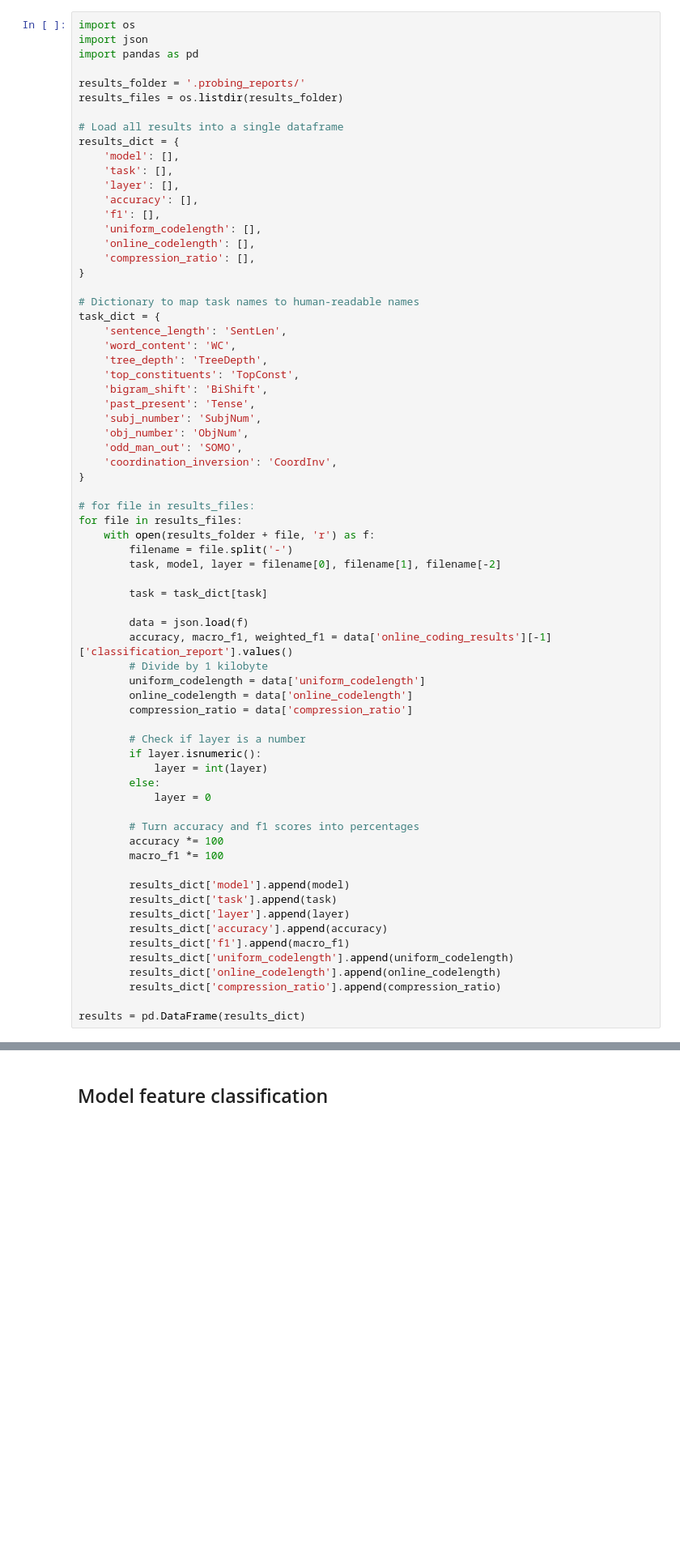
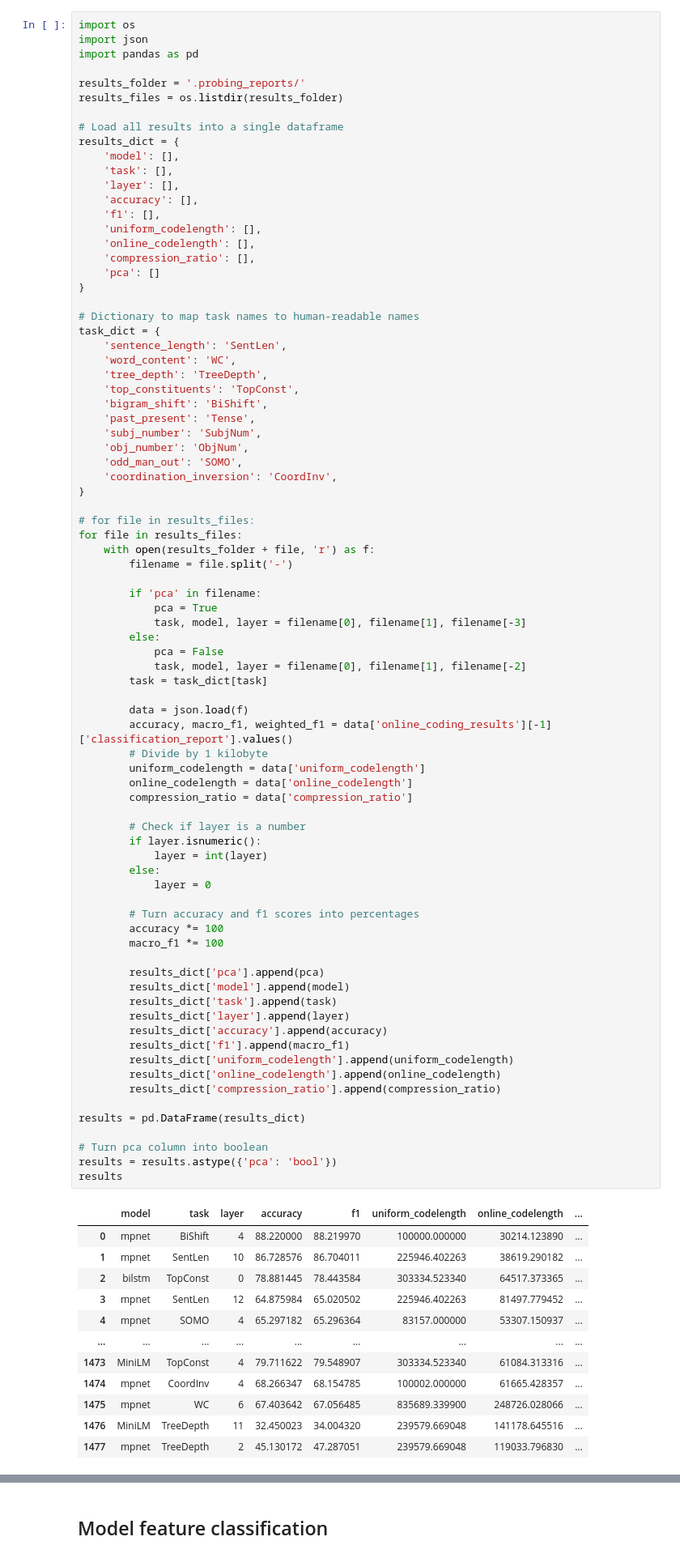
Before and after one commit to urbikn/probing-sentence-transformers-project, a Jupyter notebook: results_analysis.ipynb, the cells around one changed output, grey strips where cells are left out. Shown at 81% size. Drawn from its saved outputs; the diff is of its cells as text; blank space fills up the shorter version.

```diff
--- a/results_analysis.ipynb
+++ b/results_analysis.ipynb
@@ -16,6 +16,7 @@ results_dict = {
     'uniform_codelength': [],
     'online_codelength': [],
     'compression_ratio': [],
+    'pca': []
 }
 
 # Dictionary to map task names to human-readable names
@@ -36,34 +37,57 @@ task_dict = {
 for file in results_files:
     with open(results_folder + file, 'r') as f:
         filename = file.split('-')
-        task, model, layer = filename[0], filename[1], filename[-2]
 
+        if 'pca' in filename:
+            pca = True
+            task, model, layer = filename[0], filename[1], filename[-3]
+        else:
+            pca = False
+            task, model, layer = filename[0], filename[1], filename[-2]
         task = task_dict[task]
 
         data = json.load(f)
         accuracy, macro_f1, weighted_f1 = data['online_coding_results'][-1]['classification_report'].values()
         # Divide by 1 kilobyte
         uniform_codelength = data['uniform_codelength']
         online_codelength = data['online_codelength']
         compression_ratio = data['compression_ratio']
 
         # Check if layer is a number
         if layer.isnumeric():
             layer = int(layer)
         else:
             layer = 0
 
         # Turn accuracy and f1 scores into percentages
         accuracy *= 100
         macro_f1 *= 100
 
+        results_dict['pca'].append(pca)
         results_dict['model'].append(model)
         results_dict['task'].append(task)
         results_dict['layer'].append(layer)
         results_dict['accuracy'].append(accuracy)
         results_dict['f1'].append(macro_f1)
         results_dict['uniform_codelength'].append(uniform_codelength)
         results_dict['online_codelength'].append(online_codelength)
         results_dict['compression_ratio'].append(compression_ratio)
 
 results = pd.DataFrame(results_dict)
+
+# Turn pca column into boolean
+results = results.astype({'pca': 'bool'})
+results
+# %% [output]
+|  | model | task | layer | accuracy | f1 | uniform_codelength | online_codelength | ... |
+| 0 | mpnet | BiShift | 4 | 88.220000 | 88.219970 | 100000.000000 | 30214.123890 | ... |
+| 1 | mpnet | SentLen | 10 | 86.728576 | 86.704011 | 225946.402263 | 38619.290182 | ... |
+| 2 | bilstm | TopConst | 0 | 78.881445 | 78.443584 | 303334.523340 | 64517.373365 | ... |
+| 3 | mpnet | SentLen | 12 | 64.875984 | 65.020502 | 225946.402263 | 81497.779452 | ... |
+| 4 | mpnet | SOMO | 4 | 65.297182 | 65.296364 | 83157.000000 | 53307.150937 | ... |
+| ... | ... | ... | ... | ... | ... | ... | ... | ... |
+| 1473 | MiniLM | TopConst | 4 | 79.711622 | 79.548907 | 303334.523340 | 61084.313316 | ... |
+| 1474 | mpnet | CoordInv | 4 | 68.266347 | 68.154785 | 100002.000000 | 61665.428357 | ... |
+| 1475 | mpnet | WC | 6 | 67.403642 | 67.056485 | 835689.339900 | 248726.028066 | ... |
+| 1476 | MiniLM | TreeDepth | 11 | 32.450023 | 34.004320 | 239579.669048 | 141178.645516 | ... |
+| 1477 | mpnet | TreeDepth | 2 | 45.130172 | 47.287051 | 239579.669048 | 119033.796830 | ... |
```
Also changed, not shown: parts of 8 cells of this notebook, 2 other files.
